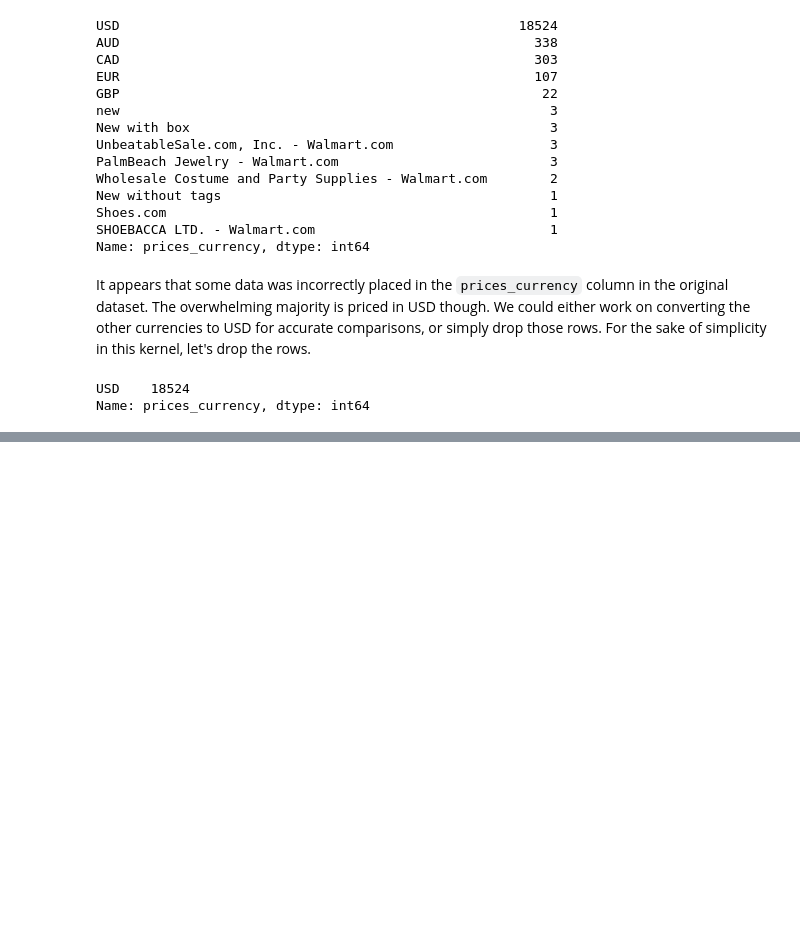
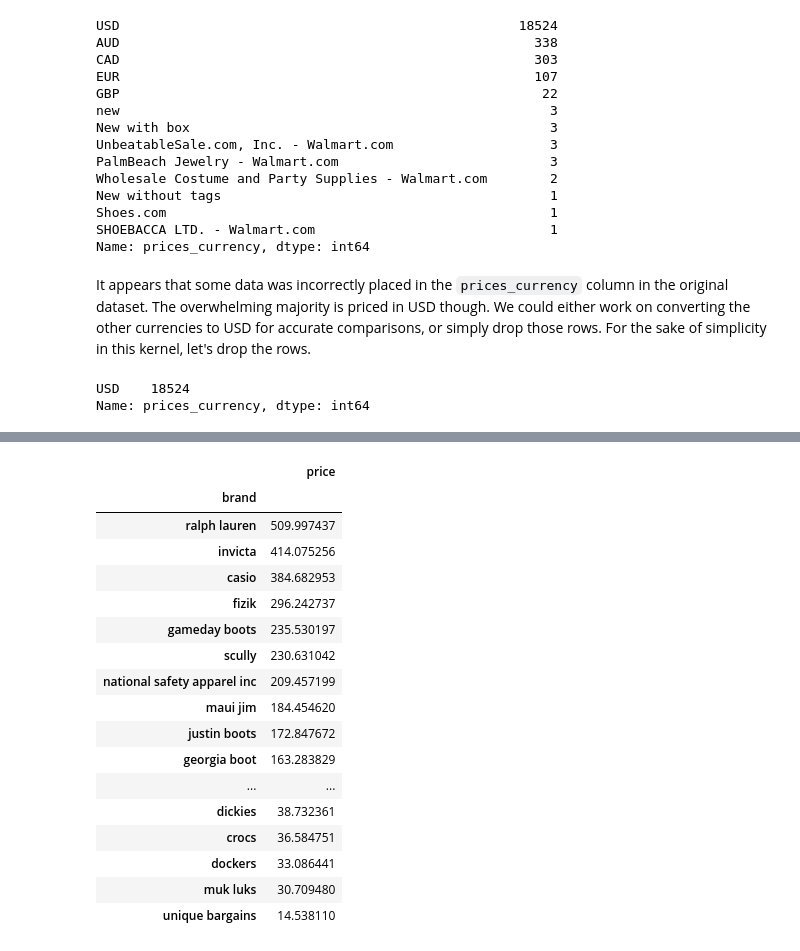
Before and after one commit to tjkyner/mens-shoe-prices, a Jupyter notebook: notebook.ipynb, the cells around one changed output, grey strips where cells are left out. Saved outputs shown, nothing was run; the diff lists cells and outputs as text; code cells hidden in the pictures; blank space fills up the shorter version.

```diff
--- a/notebook.ipynb
+++ b/notebook.ipynb
@@ -230,0 +303,23 @@ Name: prices_currency, dtype: int64
+# %%
+df_brands = df_cleaned[df_cleaned.brand.isin(brands_above_50.index)].groupby('brand').mean()
+df_brands.sort_values('price', ascending=False, inplace=True)
+df_brands
+# %% [output]
+|  | price |
+| brand |  |
+| ralph lauren | 509.997437 |
+| invicta | 414.075256 |
+| casio | 384.682953 |
+| fizik | 296.242737 |
+| gameday boots | 235.530197 |
+| scully | 230.631042 |
+| national safety apparel inc | 209.457199 |
+| maui jim | 184.454620 |
+| justin boots | 172.847672 |
+| georgia boot | 163.283829 |
+| ... | ... |
+| dickies | 38.732361 |
+| crocs | 36.584751 |
+| dockers | 33.086441 |
+| muk luks | 30.709480 |
+| unique bargains | 14.538110 |
```
Also changed, not shown: parts of 13 cells of this notebook.
